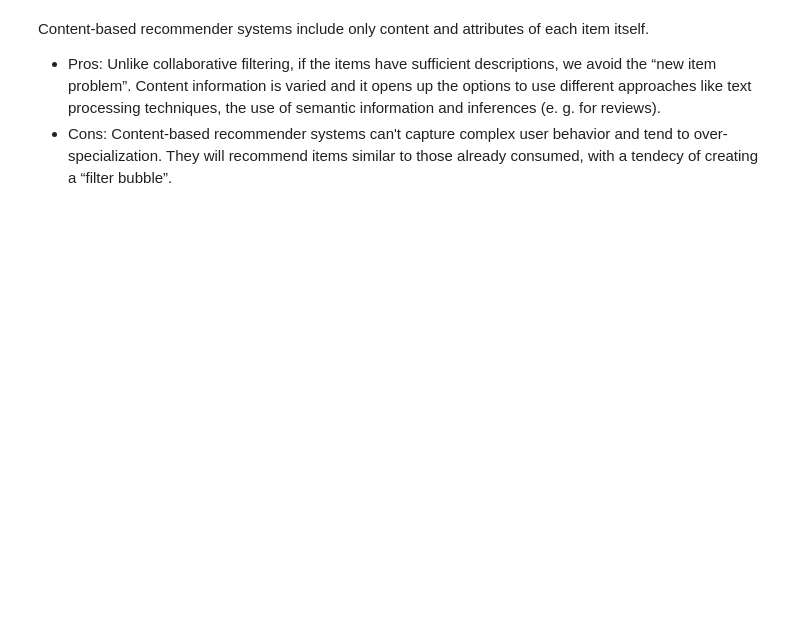
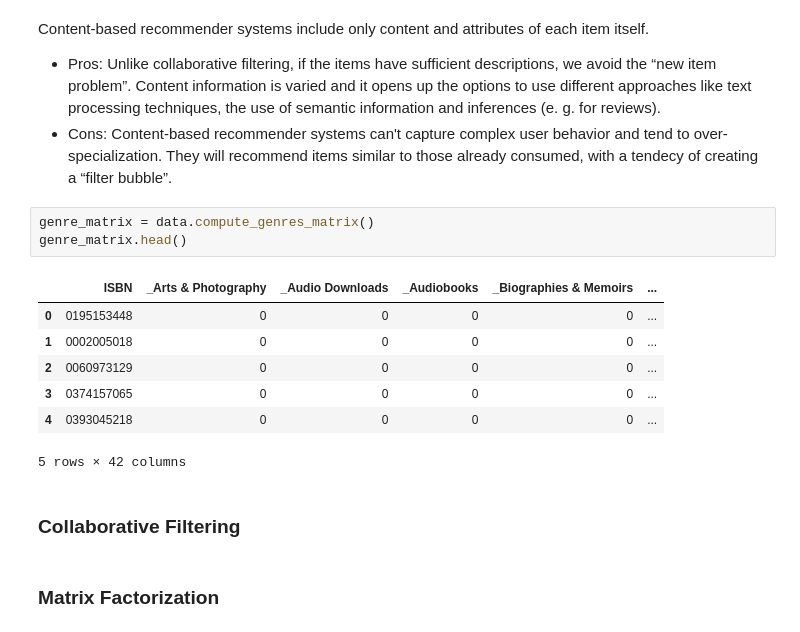
Before and after one commit to NathalieNguyen/RecSys, a Jupyter notebook: RecSys_Book_Crossing.ipynb, the cells around one changed output. Drawn from its saved outputs; the diff is of its cells as text; blank space fills up the shorter version.

```diff
--- a/RecSys_Book_Crossing.ipynb
+++ b/RecSys_Book_Crossing.ipynb
@@ -180,3 +180,18 @@ for img in top10_images:
 Content-based recommender systems include only content and attributes of each item itself.
 - Pros: Unlike collaborative filtering, if the items have sufficient descriptions, we avoid the “new item problem”. Content information is varied and it opens up the options to use different approaches like text processing techniques, the use of semantic information and inferences (e. g. for reviews).
 - Cons: Content-based recommender systems can't capture complex user behavior and tend to over-specialization. They will recommend items similar to those already consumed, with a tendecy of creating a “filter bubble”.
+# %%
+genre_matrix = data.compute_genres_matrix()
+genre_matrix.head()
+# %% [output]
+|  | ISBN | _Arts & Photography | _Audio Downloads | _Audiobooks | _Biographies & Memoirs | ... |
+| 0 | 0195153448 | 0 | 0 | 0 | 0 | ... |
+| 1 | 0002005018 | 0 | 0 | 0 | 0 | ... |
+| 2 | 0060973129 | 0 | 0 | 0 | 0 | ... |
+| 3 | 0374157065 | 0 | 0 | 0 | 0 | ... |
+| 4 | 0393045218 | 0 | 0 | 0 | 0 | ... |
+5 rows × 42 columns
+# %% [markdown]
+### Collaborative Filtering
+# %% [markdown]
+### Matrix Factorization
```
Also changed, not shown: parts of 2 cells of this notebook, 8 other files.
